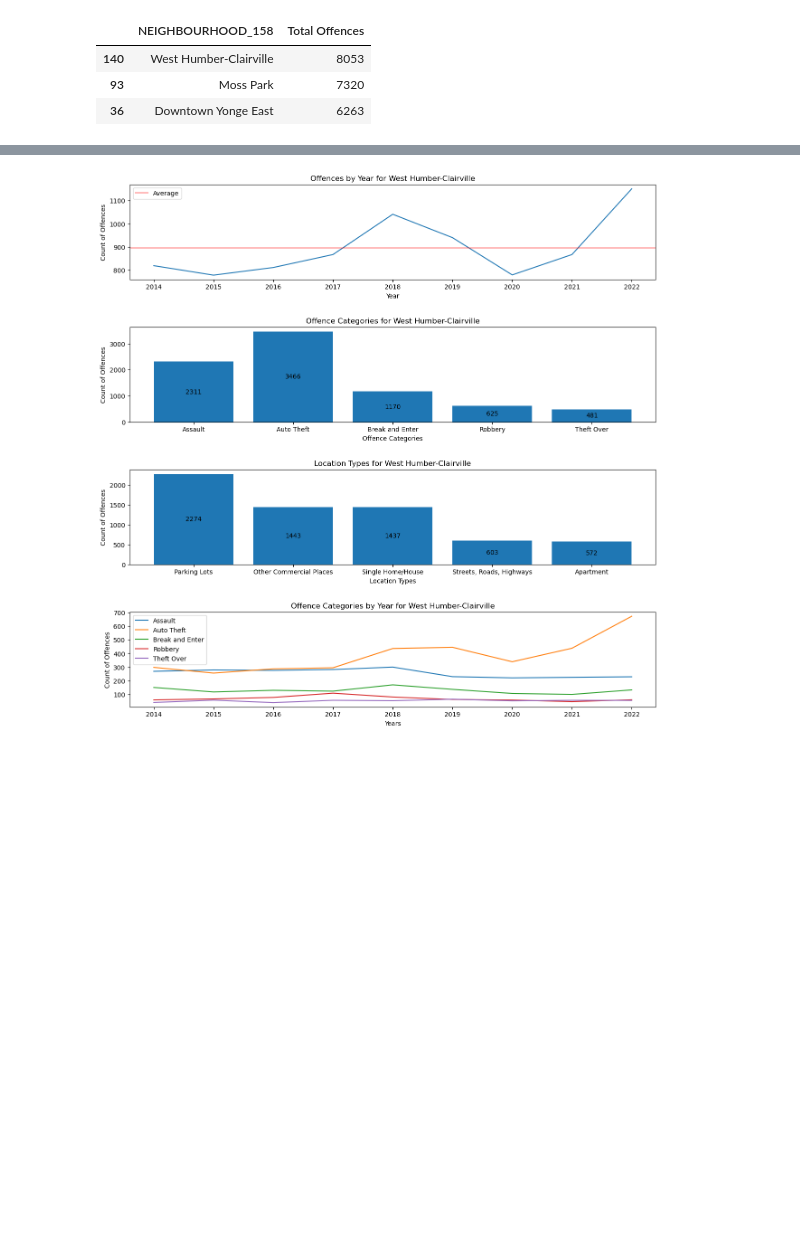
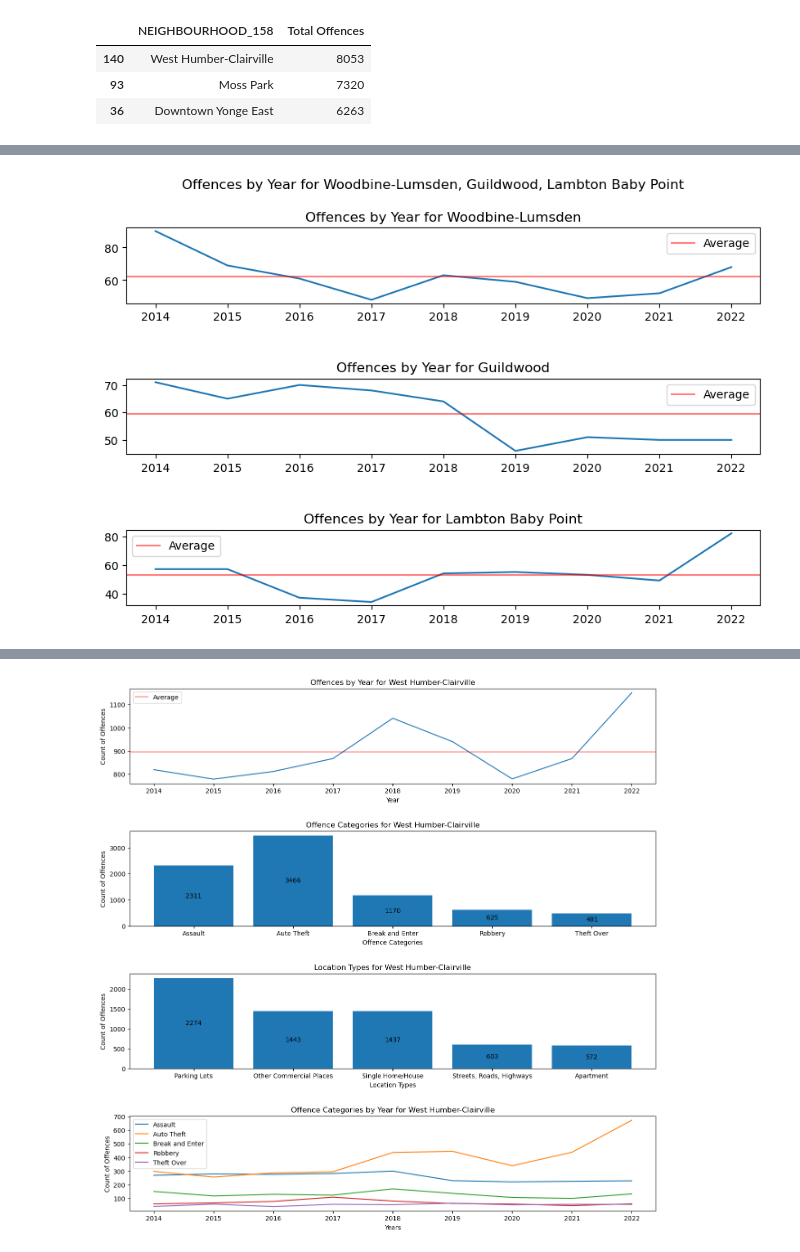
Before and after one commit to fannysigouin/project1, a Jupyter notebook: question_3/q3_all_years.ipynb, the cells around one changed output, grey strips where cells are left out. Drawn from its saved outputs; the diff is of its cells as text; code cells hidden in the pictures; blank space fills up the shorter version.

```diff
--- a/question_3/q3_all_years.ipynb
+++ b/question_3/q3_all_years.ipynb
@@ -193,0 +295,5 @@ renamed_locations = {'Other Commercial / Corporate Places (For Profit, Warehouse
+# %%
+#Call offences_by_year function for bottom 3 neighbourhoods
+offences_by_year(wl_hood, gw_hood, lbp_hood, 'Woodbine-Lumsden', 'Guildwood', 'Lambton Baby Point', bottom_3_names)
+# %% [output]
+[figure, added]
```
Also changed, not shown: parts of 24 cells of this notebook.
